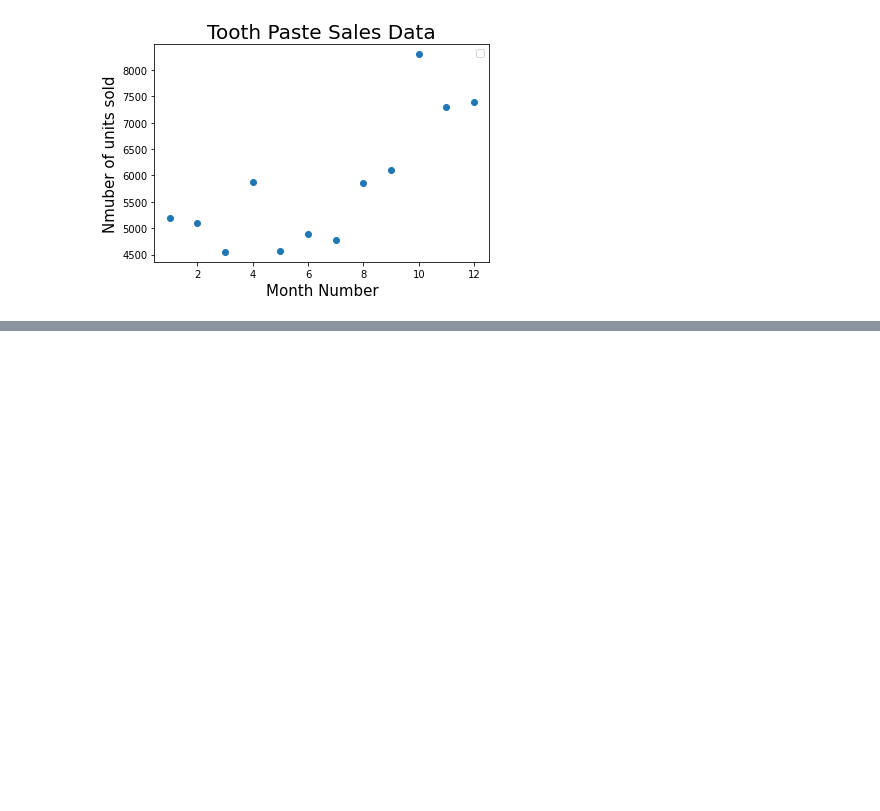
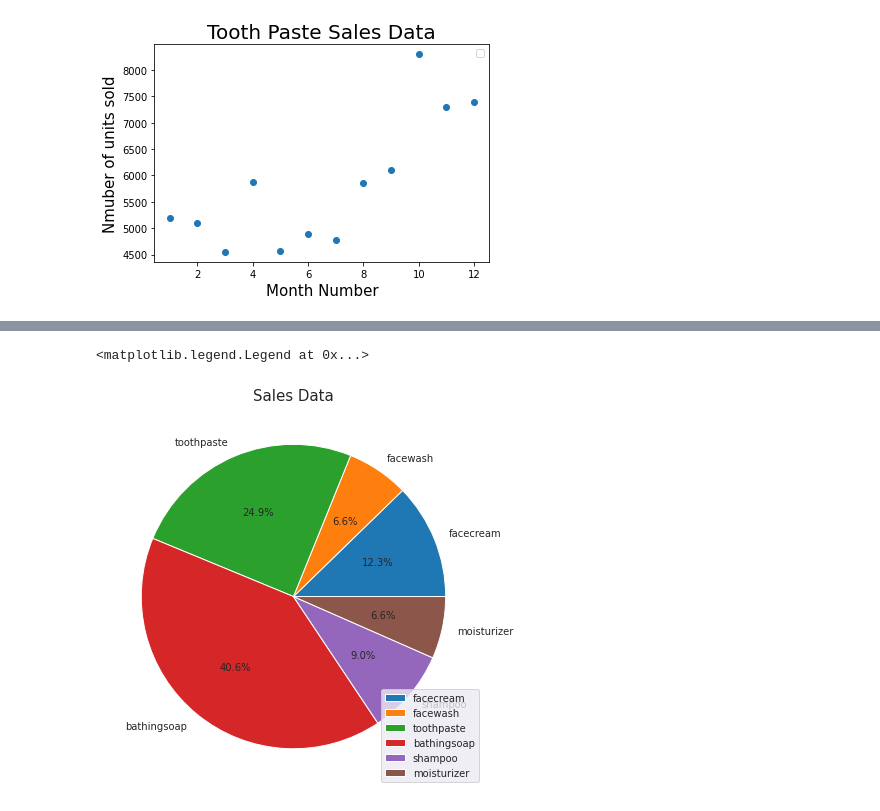
Before and after one commit to Rseiji/general_studies, a Jupyter notebook: plotting_exercises/matplotlib_exercises_part_2.ipynb, the cells around one changed output, grey strips where cells are left out. Saved outputs shown, nothing was run; the diff lists cells and outputs as text; code cells hidden in the pictures; blank space fills up the shorter version.

```diff
--- a/plotting_exercises/matplotlib_exercises_part_2.ipynb
+++ b/plotting_exercises/matplotlib_exercises_part_2.ipynb
@@ -91,0 +164,9 @@ No handles with labels found to put in legend.
+# %%
+categories_sum = df[['facecream', 'facewash', 'toothpaste', 'bathingsoap', 'shampoo', 'moisturizer']].sum()
+fig, axs = plt.subplots(figsize=(7,7))
+axs.pie(categories_sum, autopct='%1.1f%%', labels=categories_sum.index)
+axs.set_title('Sales Data', fontsize=15)
+axs.legend(loc='lower right')
+# %% [output]
+<matplotlib.legend.Legend at 0x...>
+[figure, added]
```
Also changed, not shown: parts of 15 cells of this notebook, 1 other file.
